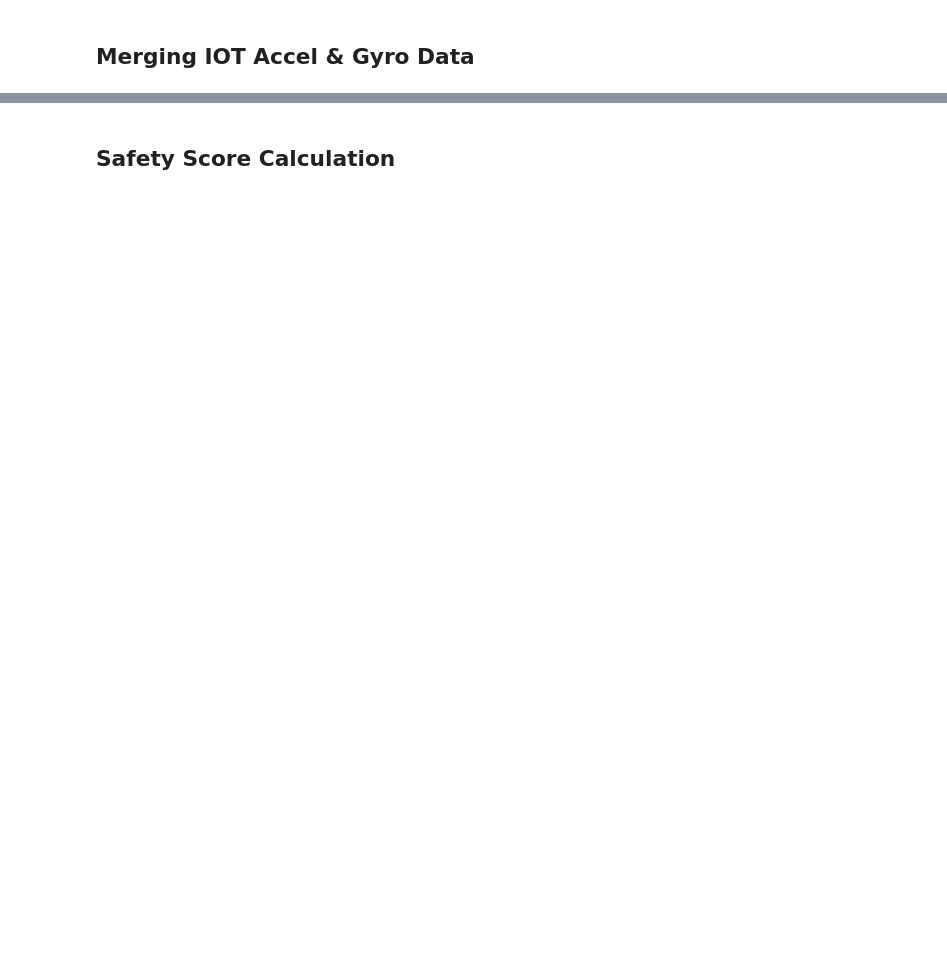
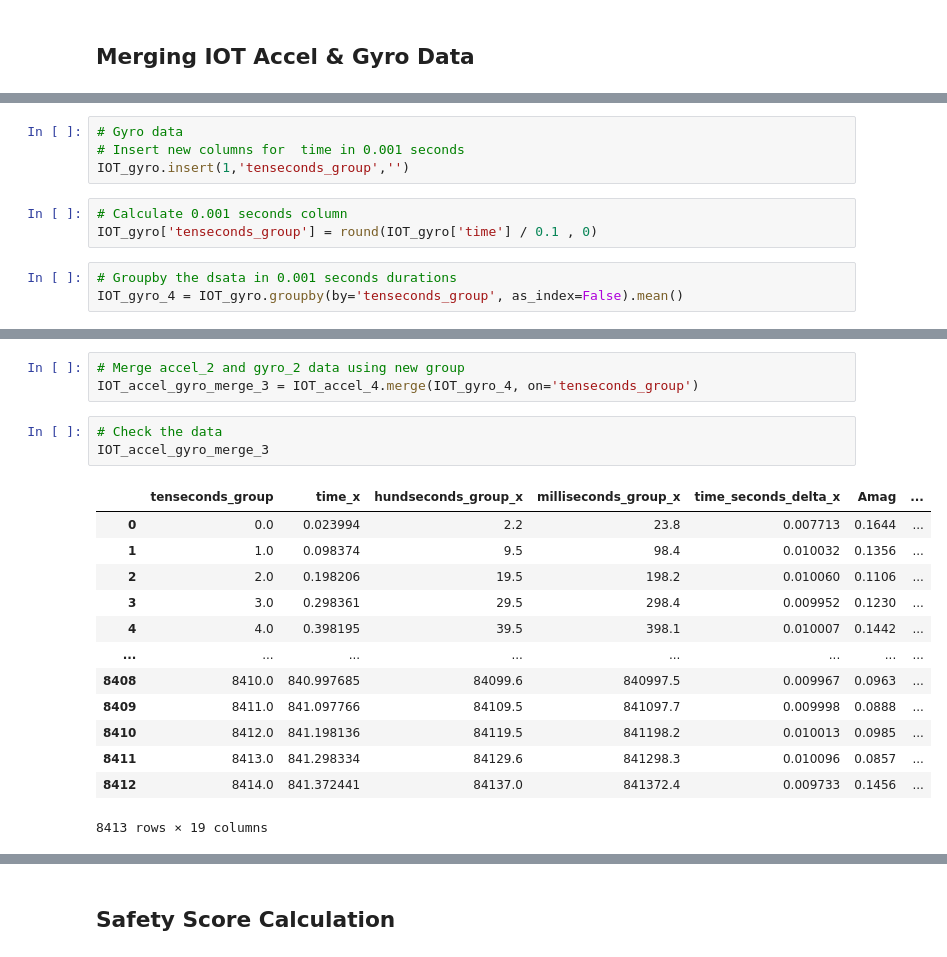
Before and after one commit to ttuncay/Zoomo-Project_LEVeraging-Data-Team, a Jupyter notebook: Data Analysis Step 3 Incident Prediction On Unlabelled Data/Data Analysis Step 3 Incident Prediction On Unlabelled Data_v2.ipynb, the cells around one changed output, grey strips where cells are left out. Saved outputs shown, nothing was run; the diff lists cells and outputs as text; blank space fills up the shorter version.

```diff
--- a/Data Analysis Step 3 Incident Prediction On Unlabelled Data/Data Analysis Step 3 Incident Prediction On Unlabelled Data_v2.ipynb
+++ b/Data Analysis Step 3 Incident Prediction On Unlabelled Data/Data Analysis Step 3 Incident Prediction On Unlabelled Data_v2.ipynb
@@ -1316,0 +1514,10 @@ IOT_accel_gyro_merge
+# %%
+# Gyro data
+# Insert new columns for  time in 0.001 seconds
+IOT_gyro.insert(1,'tenseconds_group','')
+# %%
+# Calculate 0.001 seconds column
+IOT_gyro['tenseconds_group'] = round(IOT_gyro['time'] / 0.1 , 0)
+# %%
+# Groupby the dsata in 0.001 seconds durations
+IOT_gyro_4 = IOT_gyro.groupby(by='tenseconds_group', as_index=False).mean()
@@ -1316,0 +1534,20 @@ IOT_accel_gyro_merge
+# %%
+# Merge accel_2 and gyro_2 data using new group
+IOT_accel_gyro_merge_3 = IOT_accel_4.merge(IOT_gyro_4, on='tenseconds_group')
+# %%
+# Check the data
+IOT_accel_gyro_merge_3
+# %% [output]
+|  | tenseconds_group | time_x | hundseconds_group_x | milliseconds_group_x | time_seconds_delta_x | Amag | ... |
+| 0 | 0.0 | 0.023994 | 2.2 | 23.8 | 0.007713 | 0.1644 | ... |
+| 1 | 1.0 | 0.098374 | 9.5 | 98.4 | 0.010032 | 0.1356 | ... |
+| 2 | 2.0 | 0.198206 | 19.5 | 198.2 | 0.010060 | 0.1106 | ... |
+| 3 | 3.0 | 0.298361 | 29.5 | 298.4 | 0.009952 | 0.1230 | ... |
+| 4 | 4.0 | 0.398195 | 39.5 | 398.1 | 0.010007 | 0.1442 | ... |
+| ... | ... | ... | ... | ... | ... | ... | ... |
+| 8408 | 8410.0 | 840.997685 | 84099.6 | 840997.5 | 0.009967 | 0.0963 | ... |
+| 8409 | 8411.0 | 841.097766 | 84109.5 | 841097.7 | 0.009998 | 0.0888 | ... |
+| 8410 | 8412.0 | 841.198136 | 84119.5 | 841198.2 | 0.010013 | 0.0985 | ... |
+| 8411 | 8413.0 | 841.298334 | 84129.6 | 841298.3 | 0.010096 | 0.0857 | ... |
+| 8412 | 8414.0 | 841.372441 | 84137.0 | 841372.4 | 0.009733 | 0.1456 | ... |
+8413 rows × 19 columns
```
Also changed, not shown: parts of 63 cells of this notebook, 4 other files.
